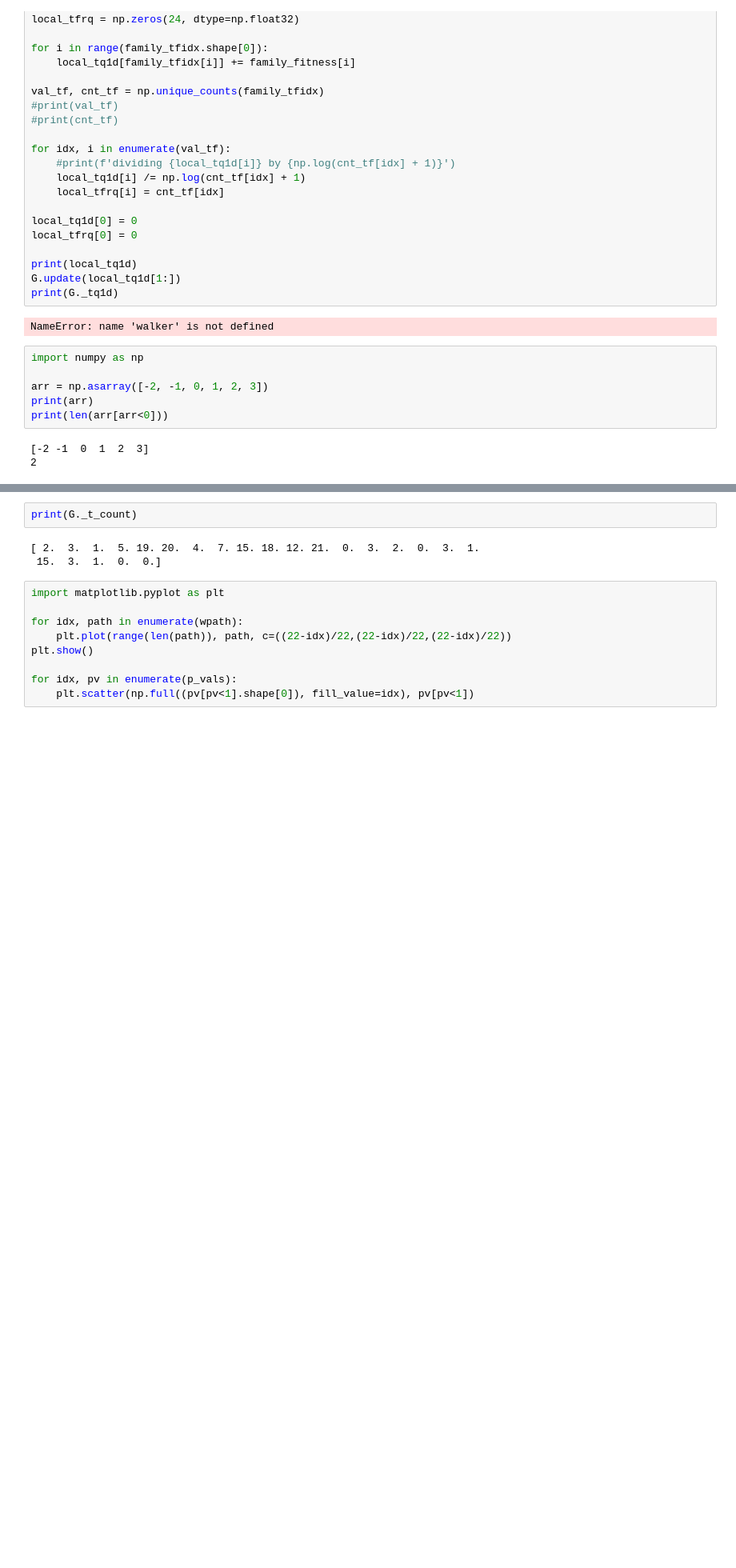
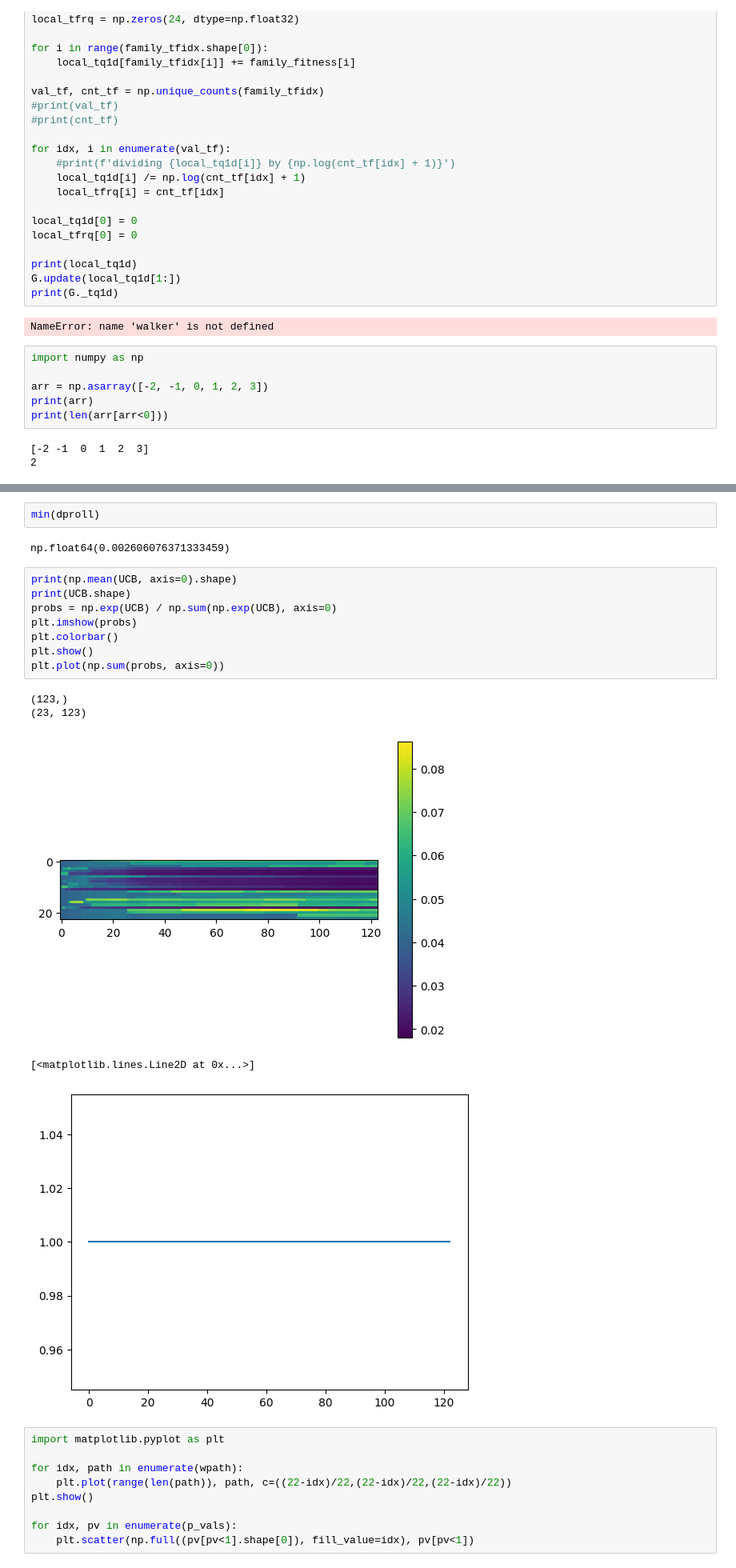
Before and after one commit to Logan-Kelsch/Structural_Regression, a Jupyter notebook: src/dev.ipynb, the cells around one changed output, grey strips where cells are left out. Shown at 80% size. Cells and saved outputs as stored; diff of their text form; blank space fills up the shorter version.

```diff
--- a/src/dev.ipynb
+++ b/src/dev.ipynb
@@ -2025,8 +2268,21 @@ plt.xlabel('Step'); plt.ylabel(r'$\Sigma |\Delta \mathrm{UCB}|$'); plt.show()
+# %%
+min(dproll)
+# %% [output]
+np.float64(0.002606076371333459)
 # %%
-print(G._t_count)
+print(np.mean(UCB, axis=0).shape)
+print(UCB.shape)
+probs = np.exp(UCB) / np.sum(np.exp(UCB), axis=0)
+plt.imshow(probs)
+plt.colorbar()
+plt.show()
+plt.plot(np.sum(probs, axis=0))
 # %% [output]
-[ 2.  3.  1.  5. 19. 20.  4.  7. 15. 18. 12. 21.  0.  3.  2.  0.  3.  1.
- 15.  3.  1.  0.  0.]
+(123,)
+(23, 123)
+[figure, added]
+[<matplotlib.lines.Line2D at 0x...>]
+[figure, added]
 # %%
 import matplotlib.pyplot as plt
 
```
Also changed, not shown: parts of 6 cells of this notebook, 4 other files.
